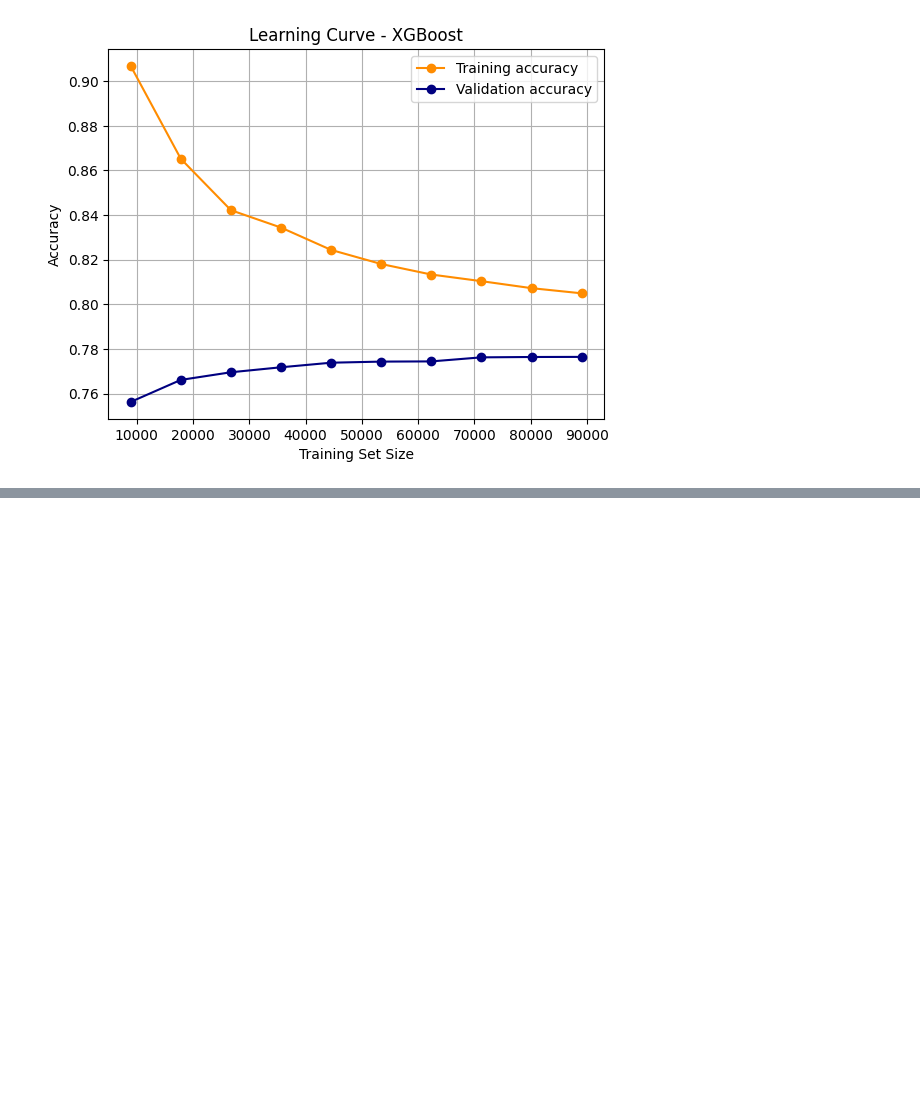
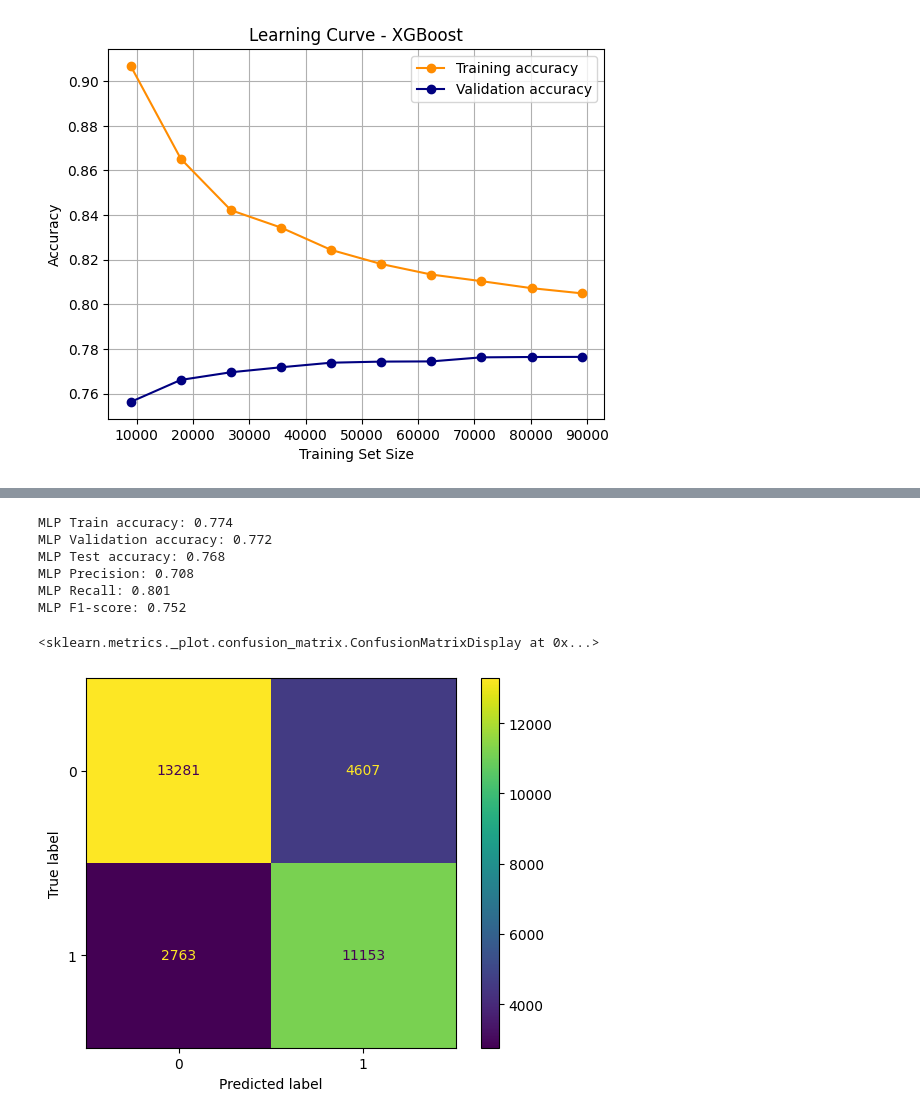
Before and after one commit to xavi-silva/feup-ia2, a Jupyter notebook: ia2.ipynb, the cells around one changed output, grey strips where cells are left out. Saved outputs shown, nothing was run; the diff lists cells and outputs as text; code cells hidden in the pictures; blank space fills up the shorter version.

```diff
--- a/ia2.ipynb
+++ b/ia2.ipynb
@@ -557,3 +556,22 @@ plt.grid()
 plt.show()
 # %% [output]
 [figure]
+# %%
+scaler = StandardScaler()
+scaler.fit(train_inputs)
+
+train_inputs_scaled = scaler.transform(train_inputs)
+val_inputs_scaled = scaler.transform(val_inputs)
+test_inputs_scaled = scaler.transform(test_inputs)
+
+mlp = MLPClassifier(random_state=1)
+
+mlp.fit(train_inputs_scaled, train_labels)
+
+train_preds = mlp.predict(train_inputs_scaled)
+val_preds = mlp.predict(val_inputs_scaled)
+test_preds = mlp.predict(test_inputs_scaled)
+
+print(f"Train accuracy: {accuracy_score(train_labels, train_preds):.3f}")
+print(f"Validation accuracy: {accuracy_score(val_labels, val_preds):.3f}")
+print(f"Test accuracy: {accuracy_score(test_labels, test_preds):.3f}")
@@ -559,0 +620,35 @@ plt.show()
+# %%
+mlp_best = grid_search.best_estimator_
+
+mlp_train_preds = mlp_best.predict(train_inputs)
+mlp_val_preds = mlp_best.predict(val_inputs)
+mlp_test_preds = mlp_best.predict(test_inputs)
+
+mlp_train_accuracy = accuracy_score(train_labels, mlp_train_preds)
+mlp_val_accuracy = accuracy_score(val_labels, mlp_val_preds)
+mlp_test_accuracy = accuracy_score(test_labels, mlp_test_preds)
+
+mlp_precision = precision_score(test_labels, mlp_test_preds)
+mlp_recall = recall_score(test_labels, mlp_test_preds)
+mlp_f1 = f1_score(test_labels, mlp_test_preds)
+
+print(f"MLP Train accuracy: {mlp_train_accuracy:.3f}")
+print(f"MLP Validation accuracy: {mlp_val_accuracy:.3f}")
+print(f"MLP Test accuracy: {mlp_test_accuracy:.3f}")
+print(f"MLP Precision: {mlp_precision:.3f}")
+print(f"MLP Recall: {mlp_recall:.3f}")
+print(f"MLP F1-score: {mlp_f1:.3f}")
+# %% [output]
+MLP Train accuracy: 0.774
+MLP Validation accuracy: 0.772
+MLP Test accuracy: 0.768
+MLP Precision: 0.708
+MLP Recall: 0.801
+MLP F1-score: 0.752
+# %%
+mlp_cm = confusion_matrix(test_labels, mlp_test_preds)
+disp = ConfusionMatrixDisplay(confusion_matrix=mlp_cm)
+disp.plot()
+# %% [output]
+<sklearn.metrics._plot.confusion_matrix.ConfusionMatrixDisplay at 0x...>
+[figure, added]
```
Also changed, not shown: parts of 5 cells of this notebook, 2 other files.
